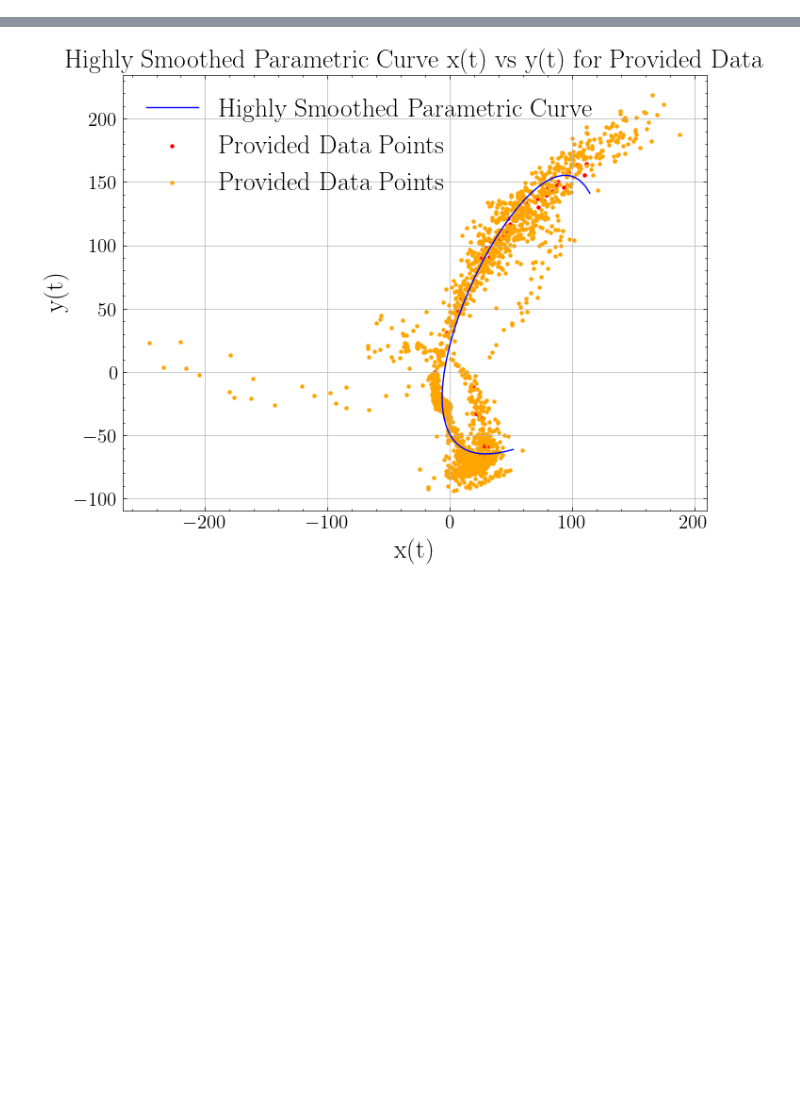
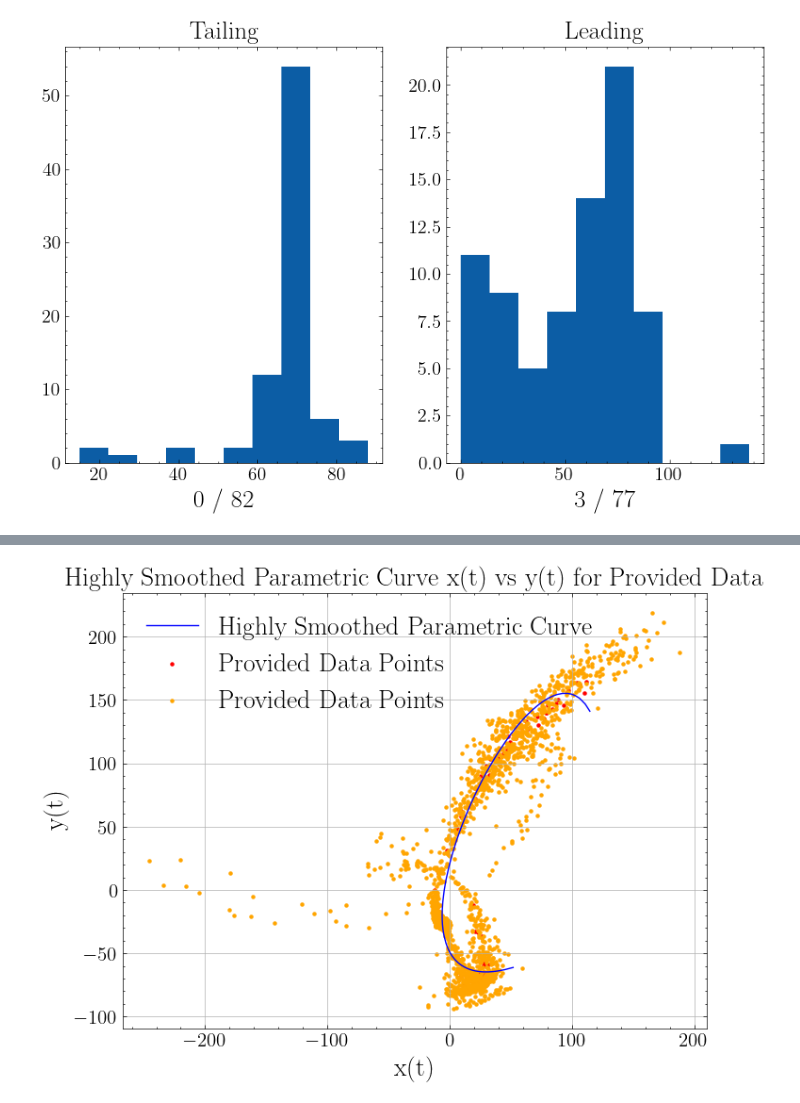
Before and after one commit to David-Chemaly/Nibaueur2023, a Jupyter notebook: stream_simulation.ipynb, the cells around one changed output, grey strips where cells are left out. Saved outputs shown, nothing was run; the diff lists cells and outputs as text; code cells hidden in the pictures; blank space fills up the shorter version.

```diff
--- a/stream_simulation.ipynb
+++ b/stream_simulation.ipynb
@@ -398,0 +223,27 @@ for i in range(n_bins):
+# %%
+### Now calculate the acceleration as a function of the Halo potential ###
+
+a_x_tailing, a_y_tailing, a_z_tailing = halo.acceleration(x_tailing * u.kpc, y_tailing * u.kpc, z_tailing * u.kpc).to(u.km / u.s**2)
+a_x_leading, a_y_leading, a_z_leading = halo.acceleration(x_leading * u.kpc, y_leading * u.kpc, z_leading * u.kpc).to(u.km / u.s**2)
+
+norm_a_x_tailing = a_x_tailing.value / np.sqrt(a_x_tailing.value**2 + a_y_tailing.value**2)
+norm_a_y_tailing = a_y_tailing.value / np.sqrt(a_x_tailing.value**2 + a_y_tailing.value**2)
+
+norm_a_x_leading = a_x_leading.value / np.sqrt(a_x_leading.value**2 + a_y_leading.value**2)
+norm_a_y_leading = a_y_leading.value / np.sqrt(a_x_leading.value**2 + a_y_leading.value**2)
+
+theta_tailing = np.arccos(norm_a_x_tailing * K_x_tailing + norm_a_y_tailing * K_y_tailing) * 180 / np.pi
+theta_leading = np.arccos(norm_a_x_leading * K_x_leading + norm_a_y_leading * K_y_leading) * 180 / np.pi
+
+plt.subplot(1,2,1)
+plt.title('Tailing')
+wrong_tailing = (theta_tailing > 90).sum()
+plt.xlabel(f'{wrong_tailing} / {len(theta_tailing)}')
+plt.hist(theta_tailing);
+plt.subplot(1,2,2)
+plt.title('Leading')
+wrong_leading = (theta_leading > 90).sum()
+plt.xlabel(f'{wrong_leading} / {len(theta_leading)}')
+plt.hist(theta_leading);
+# %% [output]
+[figure, added]
```
Also changed, not shown: parts of 21 cells of this notebook.
